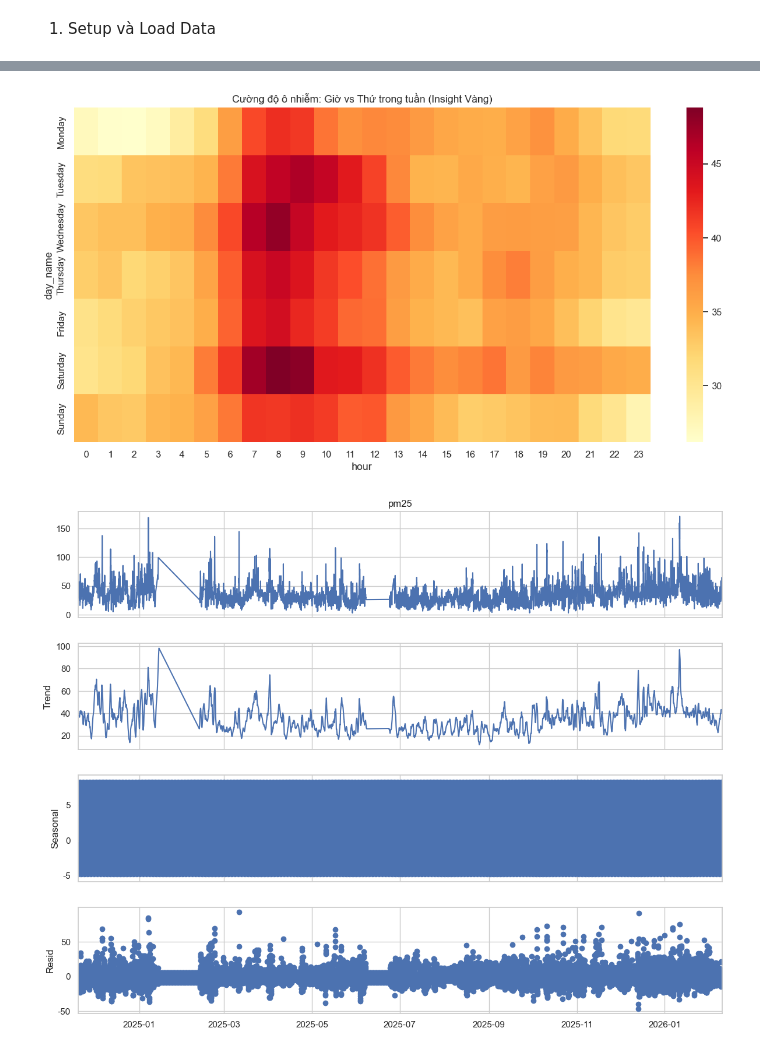
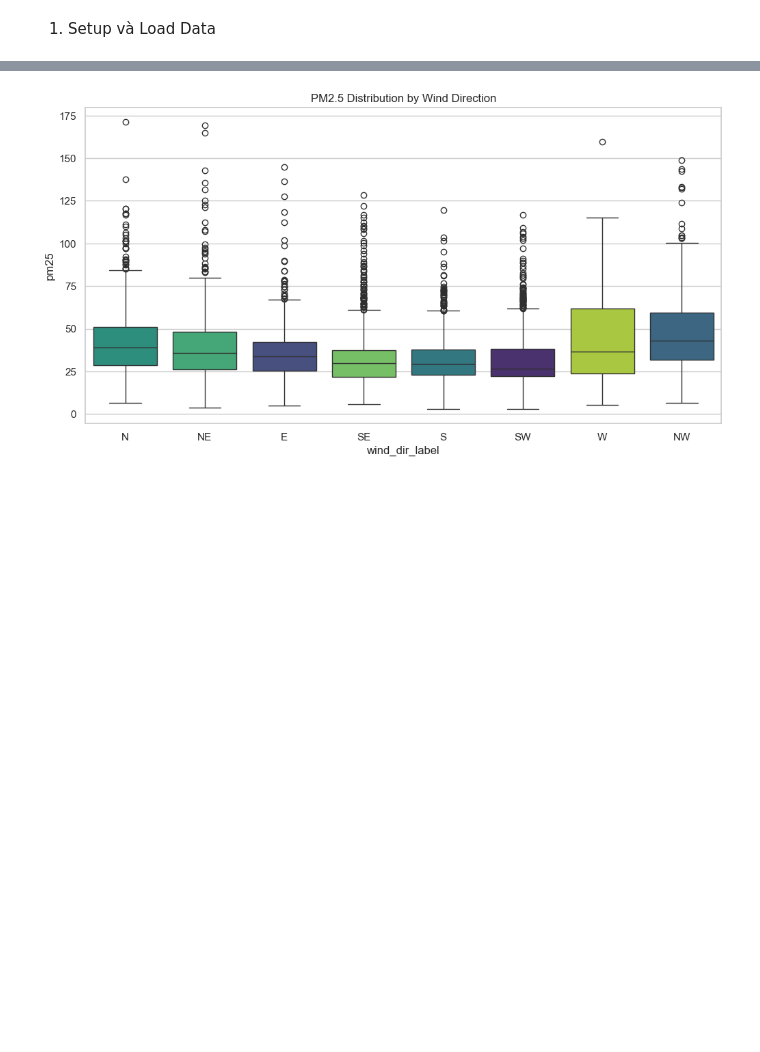
Before and after one commit to QuangDung2511/IS403_HCMC_Air_Quality, a Jupyter notebook: notebooks/2_exploratory_data_analysis.ipynb, the cells around one changed output, grey strips where cells are left out. Cells and saved outputs as stored; diff of their text form; code cells hidden in the pictures; blank space fills up the shorter version.

```diff
--- a/notebooks/2_exploratory_data_analysis.ipynb
+++ b/notebooks/2_exploratory_data_analysis.ipynb
@@ -115,33 +62,25 @@ plt.show()
 # %%
-# 4.1. Feature Interaction: Heatmap Giờ vs Thứ trong tuần
-df['day_name'] = df.index.day_name()
-days_order = ['Monday', 'Tuesday', 'Wednesday', 'Thursday', 'Friday', 'Saturday', 'Sunday']
-pivot_table = df.pivot_table(values='pm25', index='day_name', columns='hour', aggfunc='mean').reindex(days_order)
+# Phân tích Hướng gió bằng Boxplot
 
-plt.figure(figsize=(15, 7))
-sns.heatmap(pivot_table, cmap='YlOrRd', annot=False)
-plt.title('Cường độ ô nhiễm: Giờ vs Thứ trong tuần (Insight Vàng)')
+# Hàm chuyển độ (0-360) sang 8 hướng chính
+def wind_dir_to_label(deg):
+    labels = ['N', 'NE', 'E', 'SE', 'S', 'SW', 'W', 'NW']
+    return labels[int(((deg + 22.5) % 360) / 45)]
+
+df['wind_dir_label'] = df['wind_direction_10m'].apply(wind_dir_to_label)
+order = ['N', 'NE', 'E', 'SE', 'S', 'SW', 'W', 'NW']
+
+plt.figure(figsize=(12, 6))
+sns.boxplot(
+    data=df,
+    x='wind_dir_label',
+    y='pm25',
+    order=order,
+    palette='viridis',
+    hue='wind_dir_label',
+    legend=False
+)
+plt.title('PM2.5 Distribution by Wind Direction')
 plt.show()
-
-# 4.2. Time-series Decomposition (Phân rã chuỗi thời gian)
-result = seasonal_decompose(df_resampled, model='additive', period=24)
-fig = result.plot()
-fig.set_size_inches(12, 10)
-plt.show()
-
-# 4.3. Check Class Balance (Phân nhóm AQI)
-def get_aqi_label(x):
-    if x <= 15: return 'Tốt'
-    elif x <= 35: return 'Trung bình'
-    elif x <= 55: return 'Kém'
-    else: return 'Xấu/Rất xấu'
-
-df['aqi_label'] = df['pm25'].apply(get_aqi_label)
-plt.figure(figsize=(8, 6))
-df['aqi_label'].value_counts().plot.pie(autopct='%1.1f%%', colors=['lightgreen', 'gold', 'orange', 'red'])
-plt.title('Tỷ lệ các mức độ chất lượng không khí')
-plt.ylabel('')
-plt.show()
 # %% [output]
-[figure, old version]
+[figure, new version]
-[figure, removed]
```
Also changed, not shown: parts of 13 cells of this notebook.
